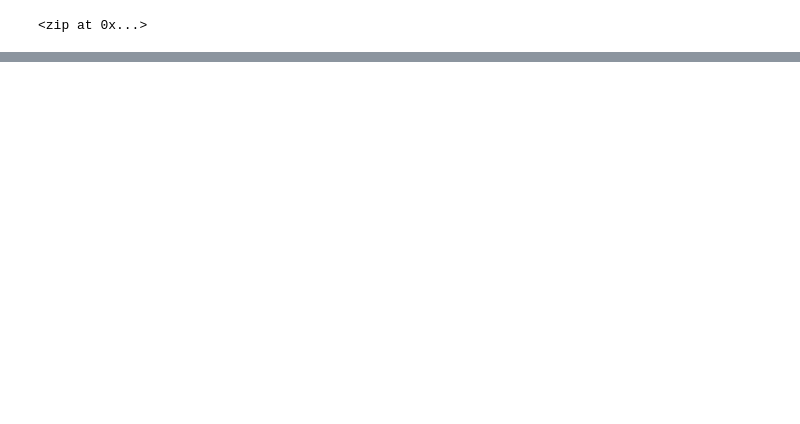
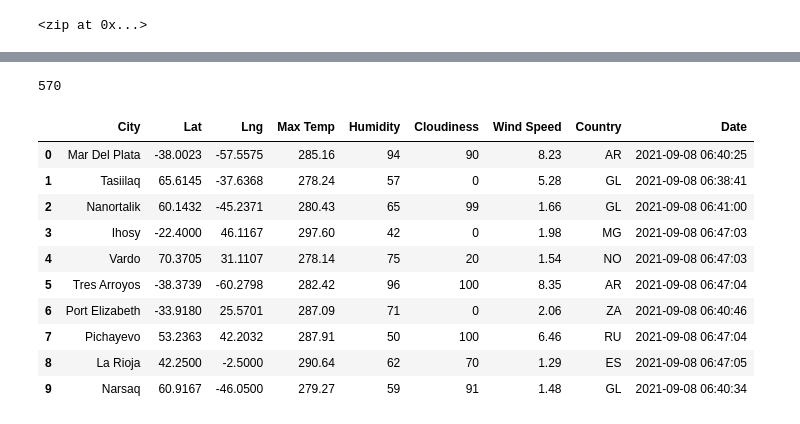
Before and after one commit to lbelnap20/World_Weather_Analysis, a Jupyter notebook: WeatherPy.ipynb, the cells around one changed output, grey strips where cells are left out. Saved outputs shown, nothing was run; the diff lists cells and outputs as text; code cells hidden in the pictures; blank space fills up the shorter version.

```diff
--- a/WeatherPy.ipynb
+++ b/WeatherPy.ipynb
@@ -30,0 +34,3 @@ len(cities)
+# %%
+#open weather url request
+url = "http://api.openweathermap.org/data/2.5/weather?&appid="+ weather_api_key
@@ -30,0 +116,20 @@ len(cities)
+# %%
+len(cityData) #left off at 6.2.6, info won't save to citydata array
+# %% [output]
+570
+# %%
+#Convert array to df
+cityData_df = pd.DataFrame(cityData)
+cityData_df.head(10)
+# %% [output]
+|  | City | Lat | Lng | Max Temp | Humidity | Cloudiness | Wind Speed | Country | Date |
+| 0 | Mar Del Plata | -38.0023 | -57.5575 | 285.16 | 94 | 90 | 8.23 | AR | 2021-09-08 06:40:25 |
+| 1 | Tasiilaq | 65.6145 | -37.6368 | 278.24 | 57 | 0 | 5.28 | GL | 2021-09-08 06:38:41 |
+| 2 | Nanortalik | 60.1432 | -45.2371 | 280.43 | 65 | 99 | 1.66 | GL | 2021-09-08 06:41:00 |
+| 3 | Ihosy | -22.4000 | 46.1167 | 297.60 | 42 | 0 | 1.98 | MG | 2021-09-08 06:47:03 |
+| 4 | Vardo | 70.3705 | 31.1107 | 278.14 | 75 | 20 | 1.54 | NO | 2021-09-08 06:47:03 |
+| 5 | Tres Arroyos | -38.3739 | -60.2798 | 282.42 | 96 | 100 | 8.35 | AR | 2021-09-08 06:47:04 |
+| 6 | Port Elizabeth | -33.9180 | 25.5701 | 287.09 | 71 | 0 | 2.06 | ZA | 2021-09-08 06:40:46 |
+| 7 | Pichayevo | 53.2363 | 42.2032 | 287.91 | 50 | 100 | 6.46 | RU | 2021-09-08 06:47:04 |
+| 8 | La Rioja | 42.2500 | -2.5000 | 290.64 | 62 | 70 | 1.29 | ES | 2021-09-08 06:47:05 |
+| 9 | Narsaq | 60.9167 | -46.0500 | 279.27 | 59 | 91 | 1.48 | GL | 2021-09-08 06:40:34 |
```
Also changed, not shown: parts of 4 cells of this notebook, 2 other files.
